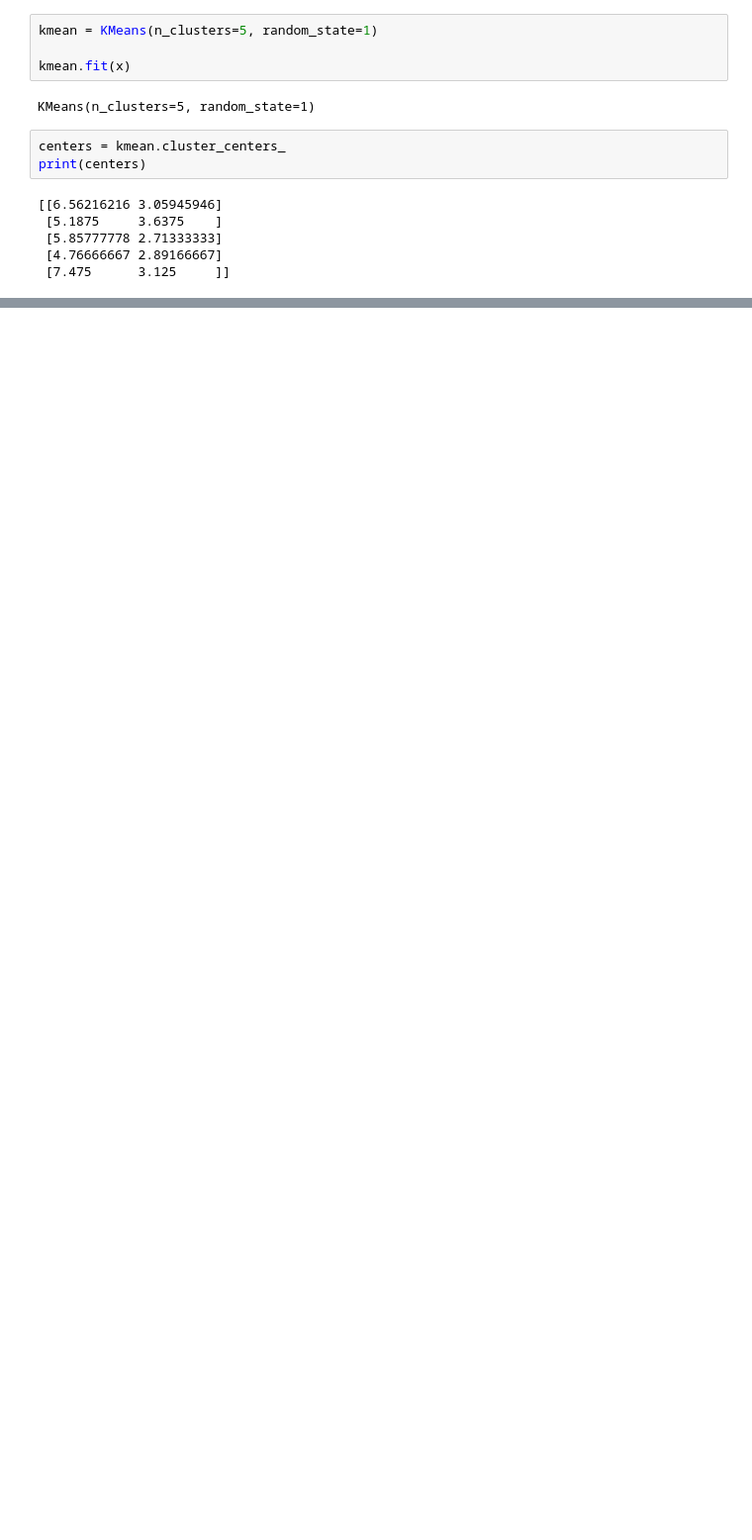
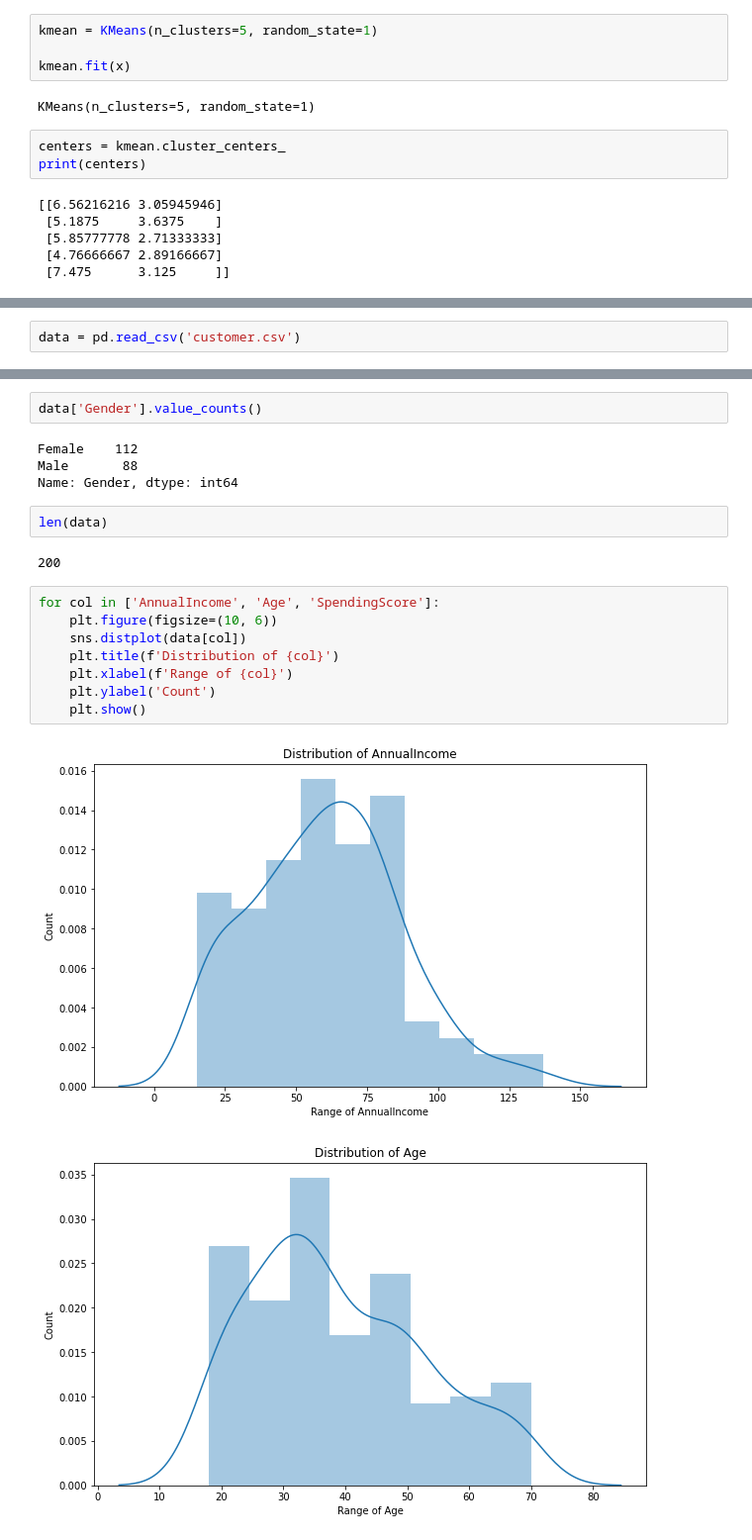
Before and after one commit to gmitchener/MachineLearning, a Jupyter notebook: kmeans.ipynb, the cells around one changed output, grey strips where cells are left out. Shown at 99% size. Drawn from its saved outputs; the diff is of its cells as text; blank space fills up the shorter version.

Commit message:
customer clustering kmeans

```diff
--- a/kmeans.ipynb
+++ b/kmeans.ipynb
@@ -43,0 +52,2 @@ plt.show()
+# %%
+data = pd.read_csv('customer.csv')
@@ -43,0 +63,21 @@ plt.show()
+# %%
+data['Gender'].value_counts()
+# %% [output]
+Female    112
+Male       88
+Name: Gender, dtype: int64
+# %%
+len(data)
+# %% [output]
+200
+# %%
+for col in ['AnnualIncome', 'Age', 'SpendingScore']:
+    plt.figure(figsize=(10, 6))
+    sns.distplot(data[col])
+    plt.title(f'Distribution of {col}')
+    plt.xlabel(f'Range of {col}')
+    plt.ylabel('Count')
+    plt.show()
+# %% [output]
+[figure, added]
+[figure, added]
```
Also changed, not shown: parts of 26 cells of this notebook, 1 other file.
